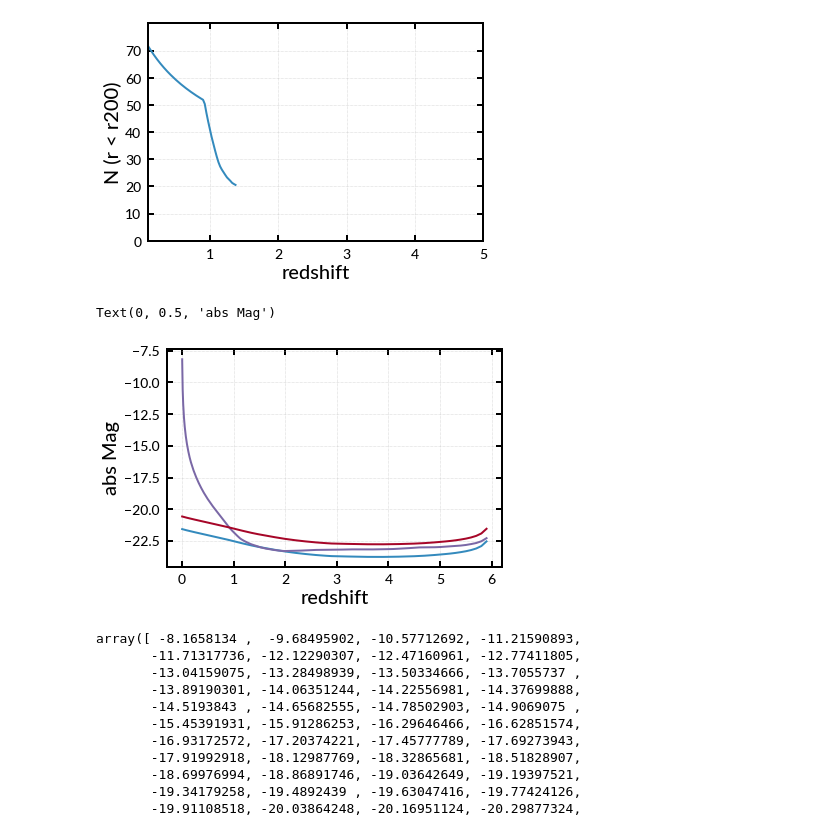
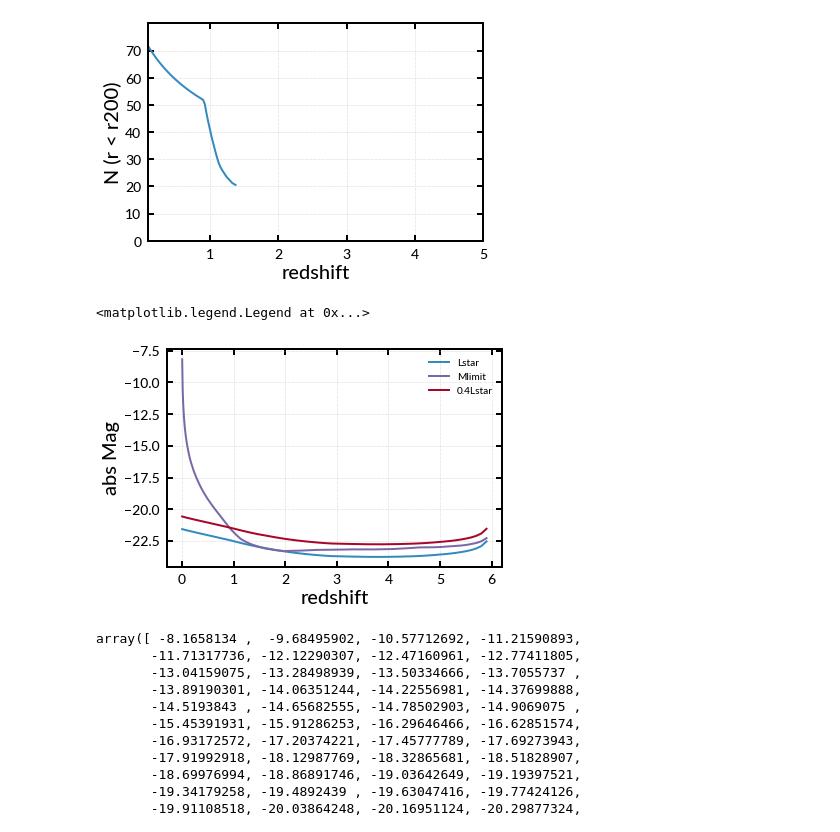
Before and after one commit to boada/planckClusters, a Jupyter notebook: analysis_ir/notebooks/05. Make real models.ipynb, the cells around one changed output. Drawn from its saved outputs; the diff is of its cells as text; code cells hidden in the pictures.

```diff
--- a/analysis_ir/notebooks/05. Make real models.ipynb
+++ b/analysis_ir/notebooks/05. Make real models.ipynb
@@ -183,18 +183,19 @@ plt.grid()
 # %%
 # calculate the abs mag of our limiting magnitude as a function of z
 mlim = 23.5
 #Mlim = model.get_absolute_mags(zf, filters='i', zs=zs) - 2.5 * np.log10(0.4)
 Mlim = mlim - cosmo.distmod(zs).value - model.get_kcorrects(zf, filters='i', zs=zs)
 plt.figure()
-plt.plot(zs, model.get_absolute_mags(zf, filters='i', zs=zs))
-plt.plot(zs, Mlim)
-plt.plot(zs, model.get_absolute_mags(zf, filters='i', zs=zs) - 2.5 * np.log10(0.4))
+plt.plot(zs, model.get_absolute_mags(zf, filters='i', zs=zs), label='Lstar')
+plt.plot(zs, Mlim, label='Mlimit')
+plt.plot(zs, model.get_absolute_mags(zf, filters='i', zs=zs) - 2.5 * np.log10(0.4), label='0.4Lstar')
 plt.grid()
 plt.xlabel('redshift')
 plt.ylabel('abs Mag')
+plt.legend()
 # %% [output]
-Text(0, 0.5, 'abs Mag')
+<matplotlib.legend.Legend at 0x...>
-[figure, old version]
+[figure, new version]
 # %%
 Mlim
 # %% [output]
```
Also changed, not shown: parts of 8 cells of this notebook.
